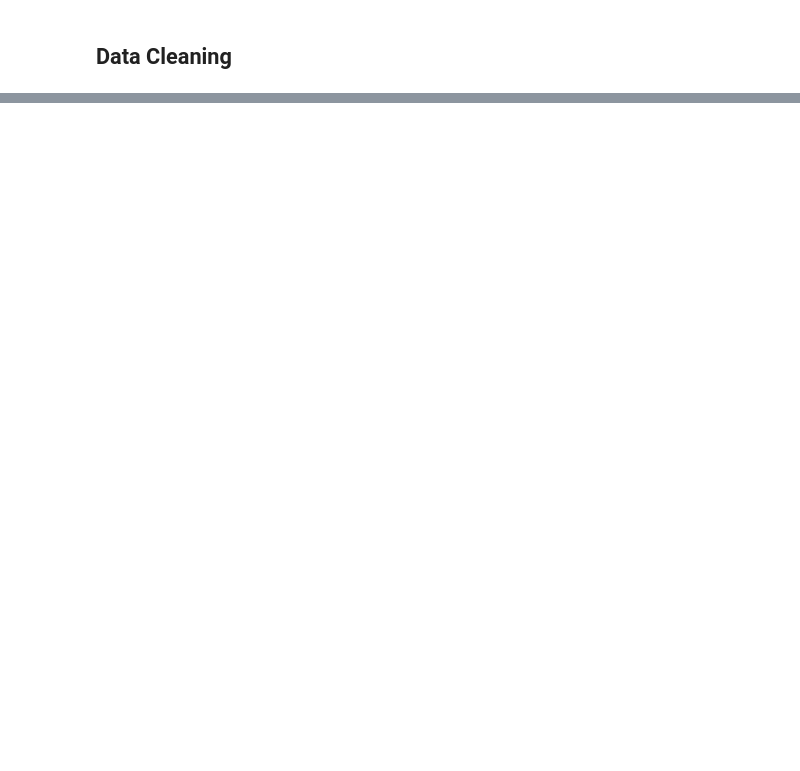
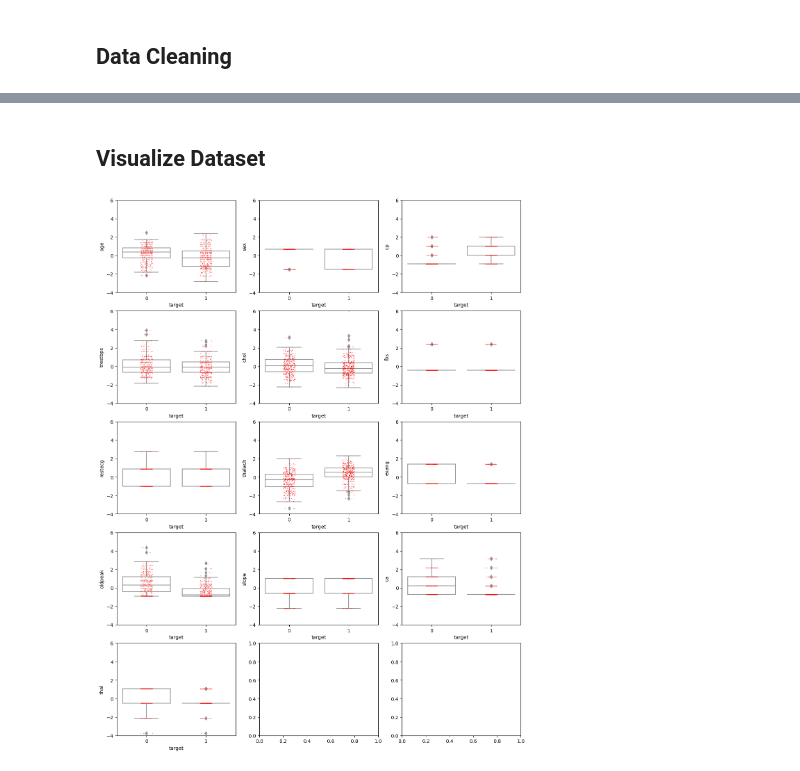
Before and after one commit to notfakearcher/julian, a Jupyter notebook: 01_topics/machine_learning/supervised_learning/classification/logistic_regression_01.ipynb, the cells around one changed output, grey strips where cells are left out. Cells and saved outputs as stored; diff of their text form; code cells hidden in the pictures; blank space fills up the shorter version.

```diff
--- a/01_topics/machine_learning/supervised_learning/classification/logistic_regression_01.ipynb
+++ b/01_topics/machine_learning/supervised_learning/classification/logistic_regression_01.ipynb
@@ -53,0 +111,11 @@ df1.head()
+# %%
+# user defined function to normalize data
+def jra_znormalize(x):
+  mu = np.mean(x)
+  sigma = np.std(x)
+  x = (x - mu) / sigma
+  return(x)
+# %%
+# response column
+y_col = 'target'
+y_col
@@ -53,0 +124,5 @@ df1.head()
+# %%
+# predictor columns
+cond1 = df1.columns != y_col
+X_cols = df1.columns[cond1]
+X_cols
@@ -53,0 +133,5 @@ df1.head()
+# %%
+# normalize all X_cols using z-score standardizaion (df2)
+df2 = df1.copy()
+df2[X_cols] = df1[X_cols].apply(jra_znormalize)
+df2.head()
@@ -53,0 +161,25 @@ df1.head()
+# %% [markdown]
+## Visualize Dataset
+# %%
+# subplot of y vs each X (boxplot + stripplot)
+fig_cols = 3
+fig_rows = np.ceil(len(X_cols)/fig_cols)
+fig_rows
+f1, axes = plt.subplots(5, fig_cols, figsize = (15, 20))
+itr = 0
+y_max = np.round(df2.max().max(), 0)
+y_min = np.round(df2.min().min(), 0)
+for x in X_cols:
+  row = np.floor(itr/fig_cols)
+  row = row.astype('int')
+  col = np.mod(itr, fig_cols)
+  col = col.astype('int')
+  # print(row)
+  # print(col)
+  # sns.boxplot(ax = axes[row, col], data = df2, x = y_col, y = x)
+  sns.boxplot(ax = axes[row, col], data = df2, x = y_col, y = x, palette = [(1, 1, 1), (1, 1, 1)])
+  sns.stripplot(ax = axes[row, col], data = df2, x = y_col, y = x, color = [(1, 0, 0)], size = 1)
+  axes[row, col].set_ylim(y_min, y_max)
+  itr = itr + 1
+# %% [output]
+[figure, added]
```
Also changed, not shown: parts of 15 cells of this notebook.
